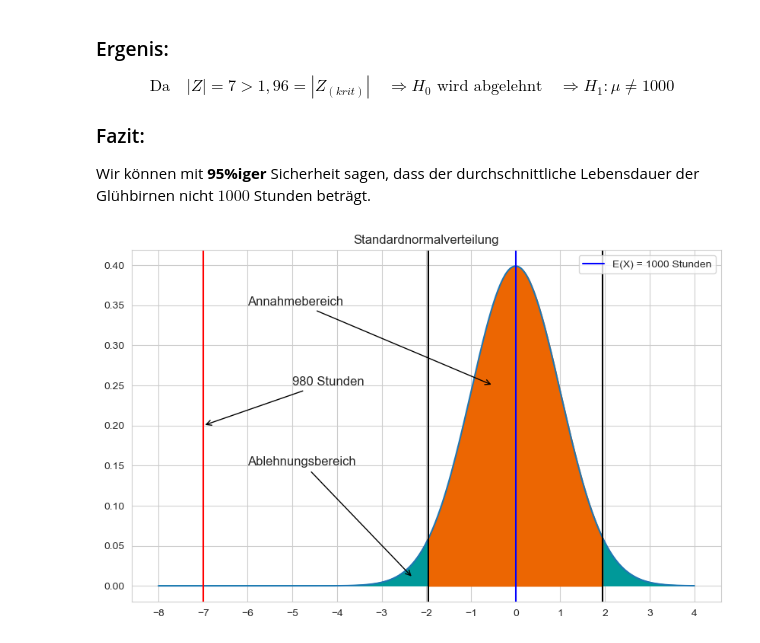
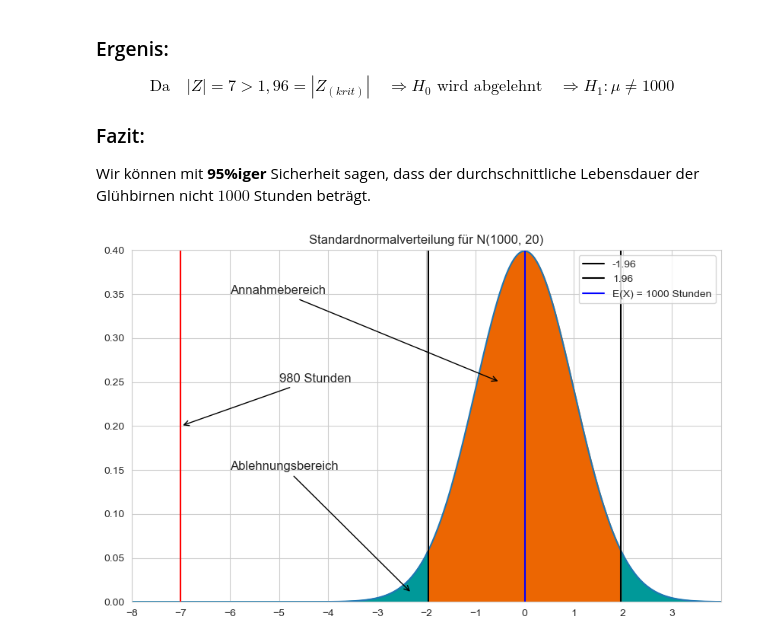
Before and after one commit to mib1213/Statistik_HAG, a Jupyter notebook: ZTest/z_test.ipynb, the cells around one changed output. Saved outputs shown, nothing was run; the diff lists cells and outputs as text; code cells hidden in the pictures.

Commit message:
graph added

```diff
--- a/ZTest/z_test.ipynb
+++ b/ZTest/z_test.ipynb
@@ -110,48 +110,52 @@ import seaborn as sns
 erwartungswert = 0
 standardabweichung = 1
 untere_grenze = -1.96
-obere_grenze = 1.95
+obere_grenze = 1.96
 test_wert = -7
+x_anfang = -8
+x_ende = 4
 
-x_werte = np.linspace(-8, 4, 1000)
+x_werte = np.linspace(x_anfang, x_ende, 1000)
 y_werte = stats.norm.pdf(x_werte, erwartungswert, standardabweichung)
 
 sns.set_style('whitegrid')
 plt.figure(figsize=(10, 6))
 plt.plot(x_werte, y_werte)
-plt.axvline(x=untere_grenze, color='black')
-plt.axvline(x=obere_grenze, color='black')
+plt.axvline(x=untere_grenze, color='black', label=untere_grenze)
+plt.axvline(x=obere_grenze, color='black', label=obere_grenze)
 plt.axvline(x=test_wert, color='r')
 plt.axvline(x=erwartungswert, color='b', label="E(X) = 1000 Stunden")
 plt.fill_between(x_werte,
                  y_werte,
                  where=(x_werte < untere_grenze) | (x_werte > obere_grenze), color='#009999')
 plt.fill_between(x_werte,
                  y_werte,
                  where=(x_werte > untere_grenze) & (x_werte < obere_grenze), color='#EC6602')
 
 plt.annotate("Ablehnungsbereich",
              xy=(-2.3, 0.01),
              xytext=(-6, 0.15),
              arrowprops=dict(arrowstyle="->", color='black'),
              fontsize=12)
 
 plt.annotate("Annahmebereich",
              xy=(-0.5, 0.25),
              xytext=(-6, 0.35),
              arrowprops=dict(arrowstyle="->", color='black'),
              fontsize=12)
 
 plt.annotate("980 Stunden",
              xy=(-7, 0.20),
              xytext=(-5, 0.25),
              arrowprops=dict(arrowstyle="->", color='black'),
              fontsize=12)
 
-plt.title('Standardnormalverteilung')
-plt.xticks(np.arange(-8, 5))
+plt.title('Standardnormalverteilung für N(1000, 20)')
+plt.xticks(np.arange(x_anfang, x_ende))
+plt.xlim(x_anfang, x_ende)
+plt.ylim(0, 0.4)
 
 plt.legend()
 plt.show()
 # %% [output]
-[figure, old version]
+[figure, new version]
```
